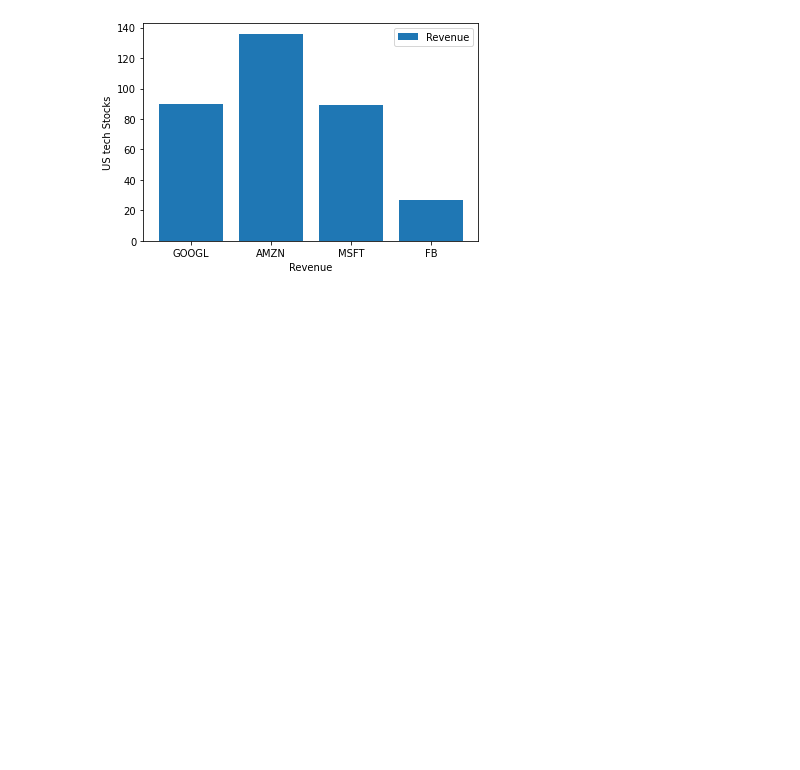
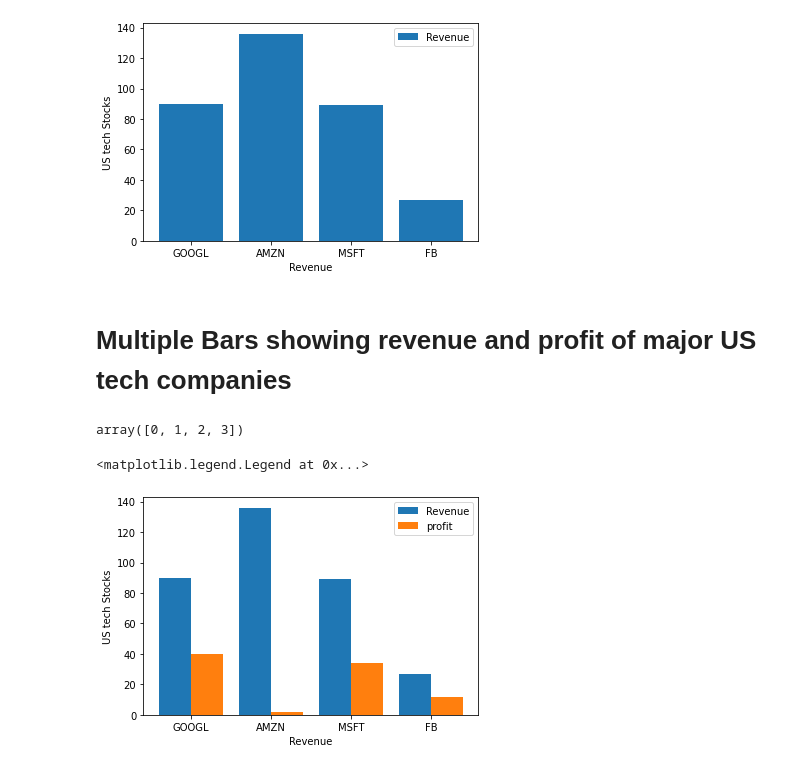
Before and after one commit to sumitsalve98/visualization-codes, a Jupyter notebook: Matplotlib.ipynb, the cells around one changed output. Saved outputs shown, nothing was run; the diff lists cells and outputs as text; code cells hidden in the pictures; blank space fills up the shorter version.

```diff
--- a/Matplotlib.ipynb
+++ b/Matplotlib.ipynb
@@ -191,3 +191,26 @@ plt.legend()
 # %% [output]
 <matplotlib.legend.Legend at 0x...>
 [figure]
+# %% [markdown]
+# Multiple Bars showing revenue and profit of major US tech companies
+# %%
+company=['GOOGL','AMZN','MSFT','FB']
+revenue=[90,136,89,27]
+profit=[40,2,34,12]
+donate=[20,10,30,20]
+# %%
+xpos = np.arange(len(company))
+xpos
+# %% [output]
+array([0, 1, 2, 3])
+# %%
+plt.xticks(xpos,company)
+plt.xlabel('Revenue')
+plt.ylabel('US tech Stocks')
+width=0.4
+plt.bar(xpos-0.2, revenue, width, label='Revenue')
+plt.bar(xpos+0.2, profit, width, label='profit')
+plt.legend()
+# %% [output]
+<matplotlib.legend.Legend at 0x...>
+[figure, added]
```
Also changed, not shown: parts of 14 cells of this notebook.
